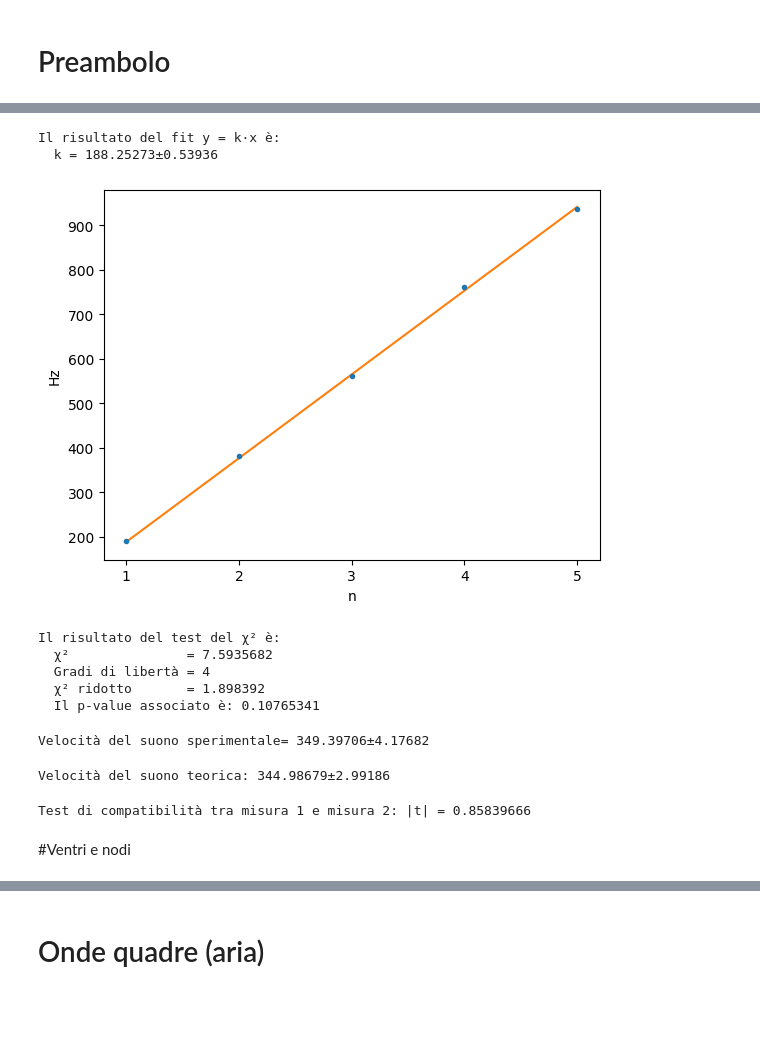
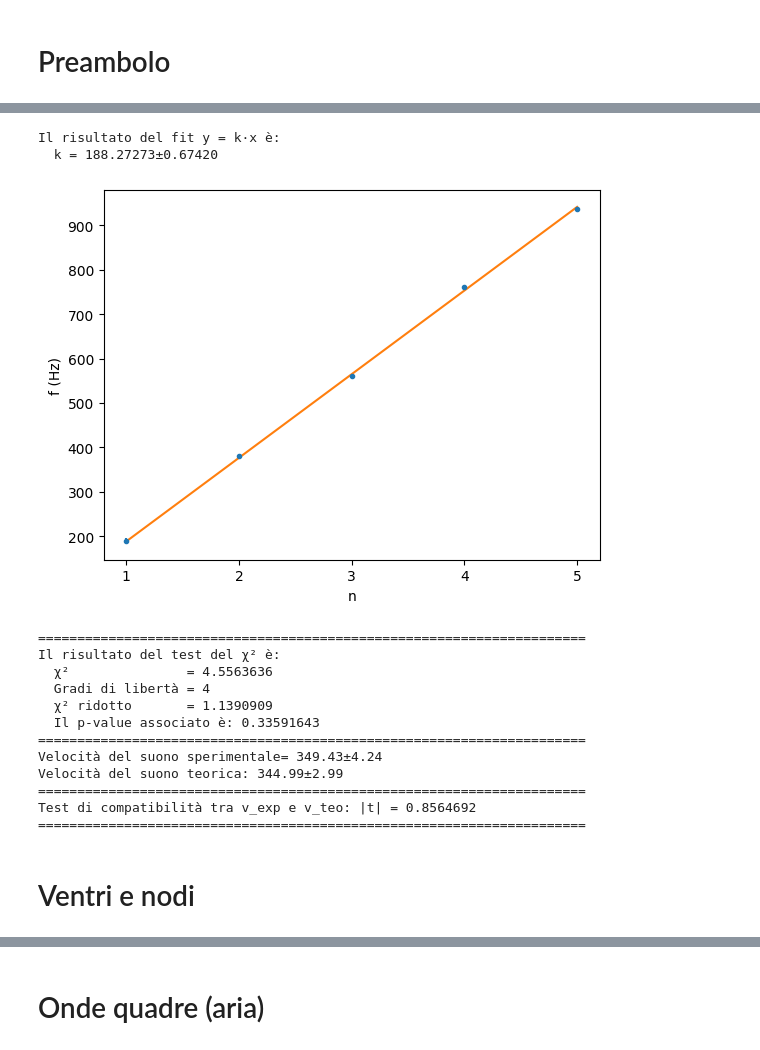
Before and after one commit to matteodeclich/Esperienze-in-laboratorio, a Jupyter notebook: Tubo risonanza/Tubo_di_risonanza.ipynb, the cells around one changed output, grey strips where cells are left out. Drawn from its saved outputs; the diff is of its cells as text; code cells hidden in the pictures; blank space fills up the shorter version.

```diff
--- a/Tubo risonanza/Tubo_di_risonanza.ipynb
+++ b/Tubo risonanza/Tubo_di_risonanza.ipynb
@@ -63,55 +42,59 @@ df
 # %%
 n=df.iloc[0:5, 0]
 n=pd.to_numeric(n, errors='coerce').dropna().values
 f=df.iloc[0:5, 1]
 f=pd.to_numeric(f, errors='coerce').dropna().values
 sf = df.iloc[0:5, 2]
 sf = pd.to_numeric(sf, errors='coerce').dropna().values
 k = ad.minquadw_kx(n, f, sf)
 def retta(x, k):
     return k * x
 t= np.linspace(min(n), max(n))
 plt.errorbar(n, f, yerr=sf, fmt='o', ls='none', label='Dati', ms=3)
 plt.xticks(n)
 plt.plot(t, retta(t, k.nominal_value))
 plt.xlabel(r'n')
-plt.ylabel(r'Hz')
+plt.ylabel(r'f (Hz)')
 plt.show()
+
+print("="*70)
+
+ad.chi_quadro(f, k*n, sf, 1)
+print("="*70)
+
+L=ufloat(df.iloc[4, 3], df.iloc[6, 3])
+D=ufloat(df.iloc[0, 3], df.iloc[2, 3])
+v=2*(L+(0.8*D))*k
+print(f"Velocità del suono sperimentale= {v:.5P}")
+
+R=df.iloc[10, 4]
+γ=df.iloc[8, 4]
+M=ufloat(df.iloc[4, 4], df.iloc[6, 4])
+T=ufloat(df.iloc[0, 4], df.iloc[2, 4])
+v_suono=sqrt((γ*R*T)/M)
+print(f"Velocità del suono teorica: {v_suono:.5P}")
+print("="*70)
+
+ad.t_test(v, v_suono, "v_exp", "v_teo")
+print("="*70)
 # %% [output]
 Il risultato del fit y = k·x è:
-  k = 188.25273±0.53936
+  k = 188.27273±0.67420
-[figure, old version]
+[figure, new version]
+======================================================================
+Il risultato del test del χ² è:
+  χ²               = 4.5563636
+  Gradi di libertà = 4
+  χ² ridotto       = 1.1390909
+  Il p-value associato è: 0.33591643
+======================================================================
+Velocità del suono sperimentale= 349.43±4.24
+Velocità del suono teorica: 344.99±2.99
+======================================================================
+Test di compatibilità tra v_exp e v_teo: |t| = 0.8564692
+======================================================================
-# %%
-e=k*n
-_,_,_,_=ad.chi_quadro(f, e, sf, 1)
-# %% [output]
-Il risultato del test del χ² è:
-  χ²               = 7.5935682
-  Gradi di libertà = 4
-  χ² ridotto       = 1.898392
-  Il p-value associato è: 0.10765341
-# %%
-L=ufloat(df.iloc[4, 3], df.iloc[6, 3])
-D=ufloat(df.iloc[0, 3], df.iloc[2, 3])
-v=2*(L+(0.8*D))*k
-print(f"Velocità del suono sperimentale= {v:.8P}")
-# %% [output]
-Velocità del suono sperimentale= 349.39706±4.17682
-# %%
-R=df.iloc[10, 4]
-γ=df.iloc[8, 4]
-M=ufloat(df.iloc[4, 4], df.iloc[6, 4])
-T=ufloat(df.iloc[0, 4], df.iloc[2, 4])
-v_suono=sqrt((γ*R*T)/M)
-print(f"Velocità del suono teorica: {v_suono:.8P}")
-# %% [output]
-Velocità del suono teorica: 344.98679±2.99186
-# %%
-t=ad.t_test(v, v_suono)
-# %% [output]
-Test di compatibilità tra misura 1 e misura 2: |t| = 0.85839666
 # %% [markdown]
-#Ventri e nodi
+# Ventri e nodi
 # %%
 df2=pd.read_excel('Tubo risonanza.xlsx', sheet_name=1)
 df2=df2.fillna('')
```
Also changed, not shown: parts of 58 cells of this notebook, 1 other file.
